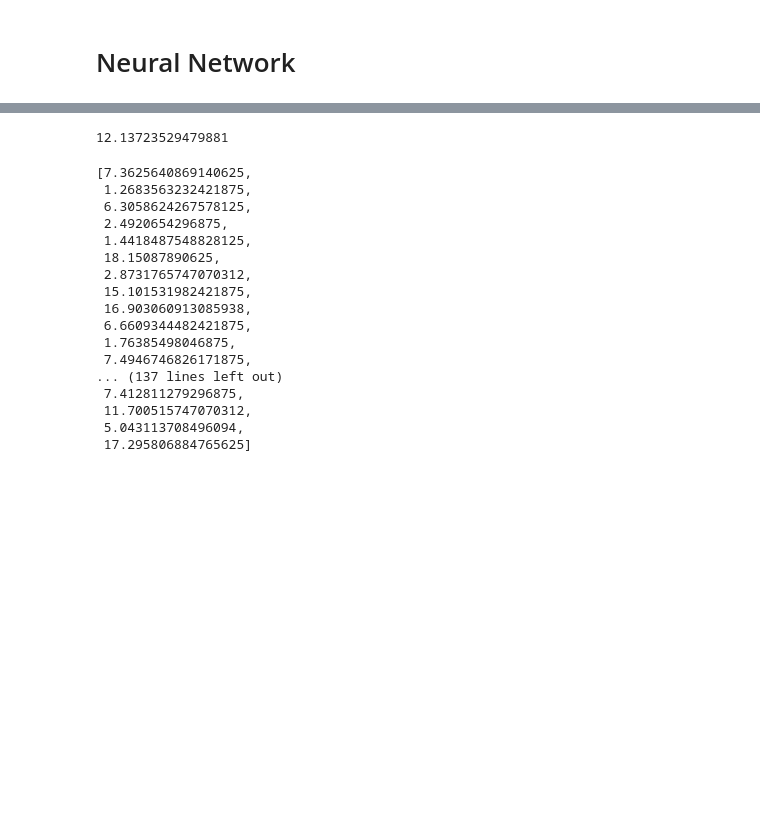
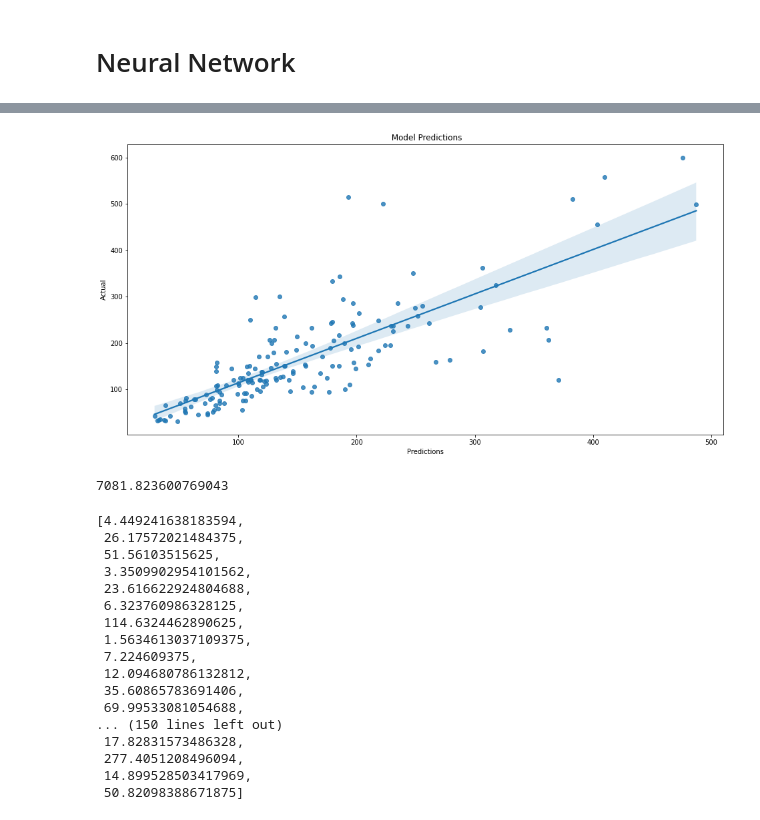
Before and after one commit to Fabrizio-Andrew/Vacation-Rental-Pricing-Estimator, a Jupyter notebook: experimentation/eda1.ipynb, the cells around one changed output, grey strips where cells are left out. Saved outputs shown, nothing was run; the diff lists cells and outputs as text; code cells hidden in the pictures; blank space fills up the shorter version.

```diff
--- a/experimentation/eda1.ipynb
+++ b/experimentation/eda1.ipynb
@@ -216,6 +216,7 @@ from tensorflow.keras import layers
 df = df_none_null.drop(['id','host_id'], axis=1)
 df_normalized=(df - df.mean()) / df.std()
 df_label = df_normalized['price']
+df_normalized=df_normalized.drop(['price'], axis=1)
 X_train, X_test, y_train, y_test = train_test_split(df_normalized, df_label, test_size=0.1, random_state=101)
 
 nnn = 200
@@ -272,27 +276,37 @@ for i, j in enumerate(y_test*df_none_null['price'].std()+df_none_null['price'].m
+# %%
+plt.figure(figsize=(16,8))
+sns.regplot(converted_rest,y_test*df_none_null['price'].std()+df_none_null['price'].mean())
+plt.xlabel('Predictions')
+plt.ylabel('Actual')
+plt.title(" Model Predictions")
+plt.grid(False)
+plt.show()
+# %% [output]
+[figure, added]
 # %%
 np.array(difff).sum()
 # %% [output]
-12.13723529479881
+7081.823600769043
 # %%
 difff
 # %% [output]
-[7.3625640869140625,
- 1.2683563232421875,
- 6.3058624267578125,
- 2.4920654296875,
- 1.4418487548828125,
- 18.15087890625,
- 2.8731765747070312,
- 15.101531982421875,
- 16.903060913085938,
- 6.6609344482421875,
- 1.76385498046875,
- 7.4946746826171875,
-... (137 lines left out)
- 7.412811279296875,
- 11.700515747070312,
- 5.043113708496094,
- 17.295806884765625]
+[4.449241638183594,
+ 26.17572021484375,
+ 51.56103515625,
+ 3.3509902954101562,
+ 23.616622924804688,
+ 6.323760986328125,
+ 114.6324462890625,
+ 1.5634613037109375,
+ 7.224609375,
+ 12.094680786132812,
+ 35.60865783691406,
+ 69.99533081054688,
+... (150 lines left out)
+ 17.82831573486328,
+ 277.4051208496094,
+ 14.899528503417969,
+ 50.82098388671875]
 # %%
 converted_rest = model.predict(X_test)*df_none_null['price'].std()+df_none_null['price'].mean()
 # %%
```
Also changed, not shown: parts of 11 cells of this notebook.
